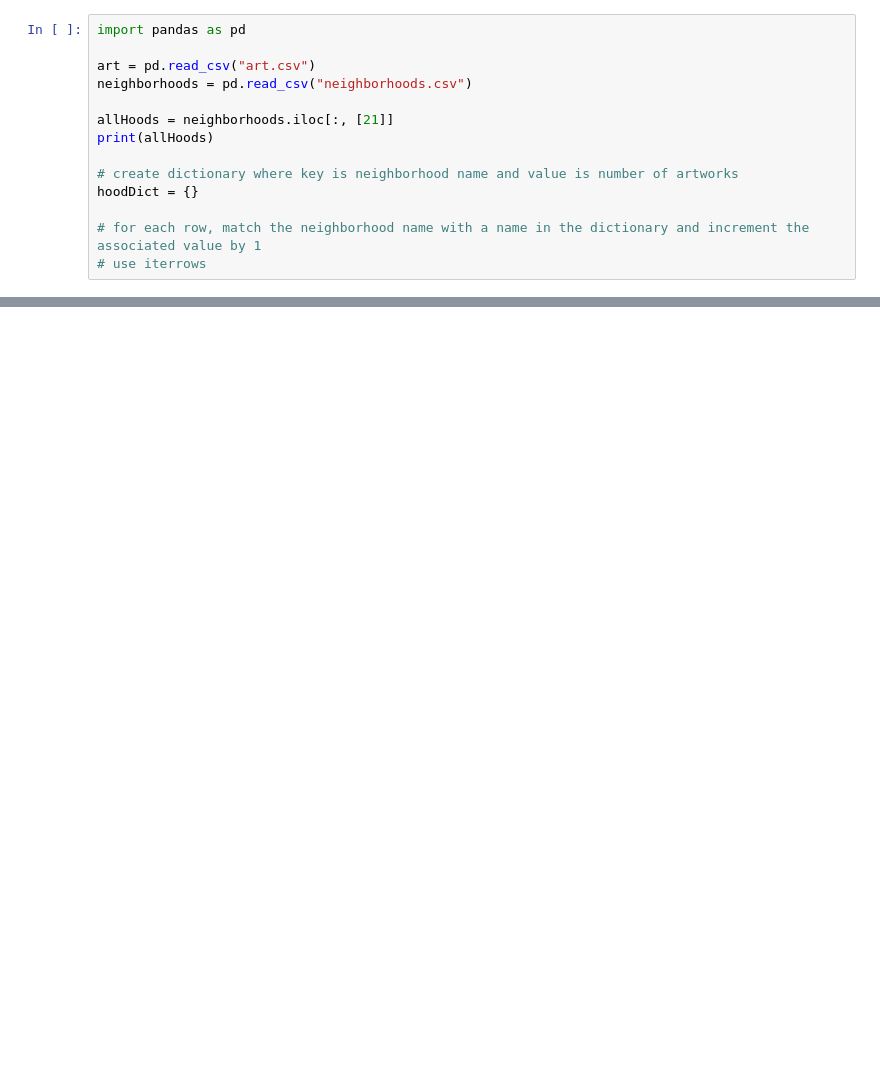
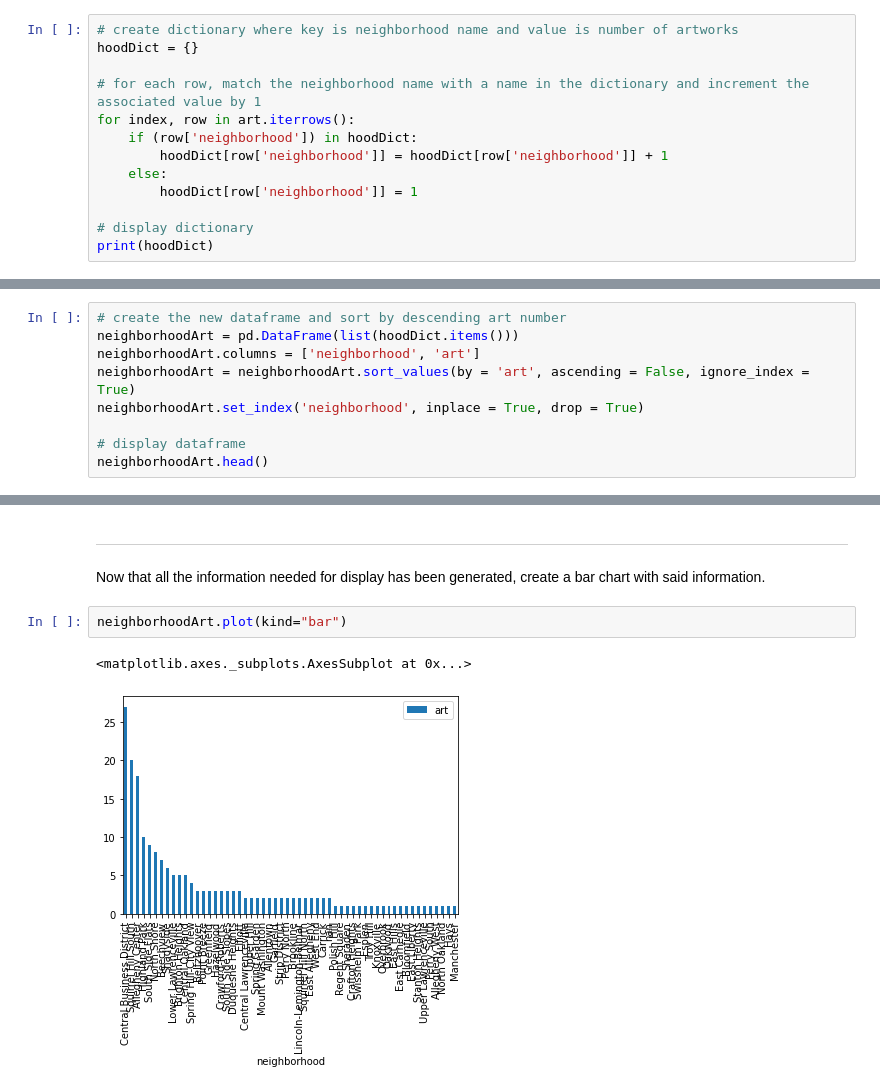
Before and after one commit to zhangsally/final-project, a Jupyter notebook: saz53-notebook.ipynb, the cells around one changed output, grey strips where cells are left out. Cells and saved outputs as stored; diff of their text form; blank space fills up the shorter version.

```diff
--- a/saz53-notebook.ipynb
+++ b/saz53-notebook.ipynb
@@ -9,15 +80,14 @@ a neighborhood is classified as "better" the more public art it has
 # %%
-import pandas as pd
-
-art = pd.read_csv("art.csv")
-neighborhoods = pd.read_csv("neighborhoods.csv")
-
-allHoods = neighborhoods.iloc[:, [21]]
-print(allHoods)
-
 # create dictionary where key is neighborhood name and value is number of artworks
 hoodDict = {}
 
 # for each row, match the neighborhood name with a name in the dictionary and increment the associated value by 1
-# use iterrows
+for index, row in art.iterrows():
+    if (row['neighborhood']) in hoodDict:
+        hoodDict[row['neighborhood']] = hoodDict[row['neighborhood']] + 1
+    else:
+        hoodDict[row['neighborhood']] = 1
+
+# display dictionary
+print(hoodDict)
 # %% [output]
@@ -37,0 +95,9 @@ hoodDict = {}
+# %%
+# create the new dataframe and sort by descending art number
+neighborhoodArt = pd.DataFrame(list(hoodDict.items()))
+neighborhoodArt.columns = ['neighborhood', 'art']
+neighborhoodArt = neighborhoodArt.sort_values(by = 'art', ascending = False, ignore_index = True)
+neighborhoodArt.set_index('neighborhood', inplace = True, drop = True)
+
+# display dataframe
+neighborhoodArt.head()
@@ -37,0 +112,8 @@ hoodDict = {}
+# %% [markdown]
+---
+Now that all the information needed for display has been generated, create a bar chart with said information.
+# %%
+neighborhoodArt.plot(kind="bar")
+# %% [output]
+<matplotlib.axes._subplots.AxesSubplot at 0x...>
+[figure, added]
```
Also changed, not shown: parts of 21 cells of this notebook, 5 other files.
